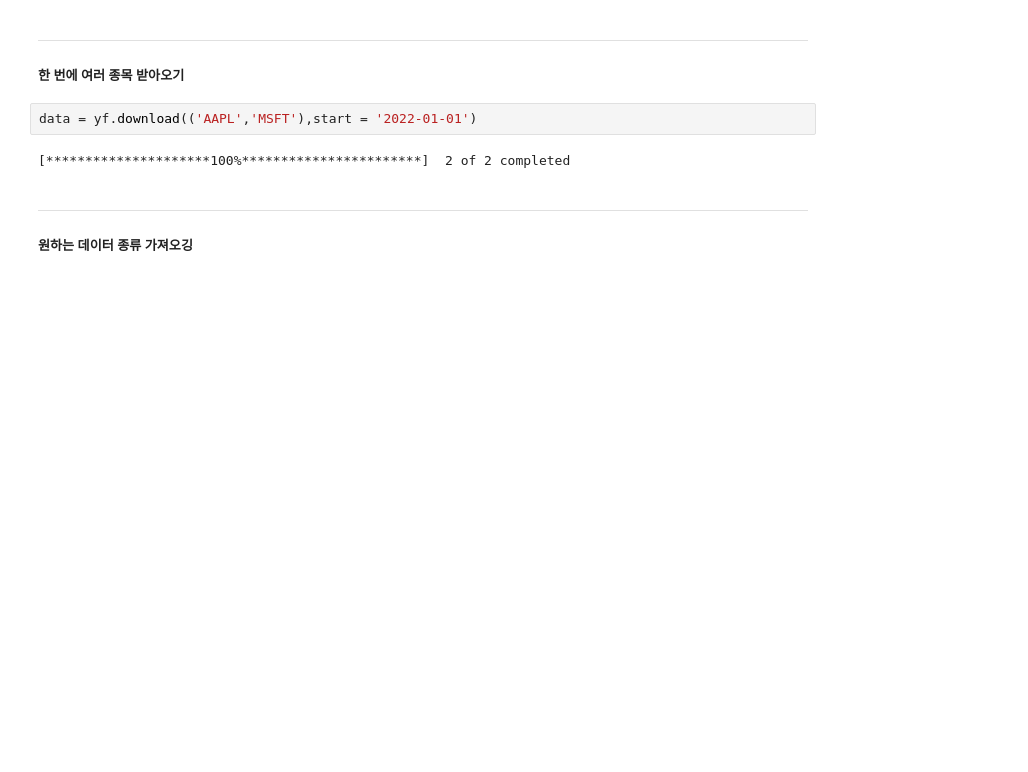
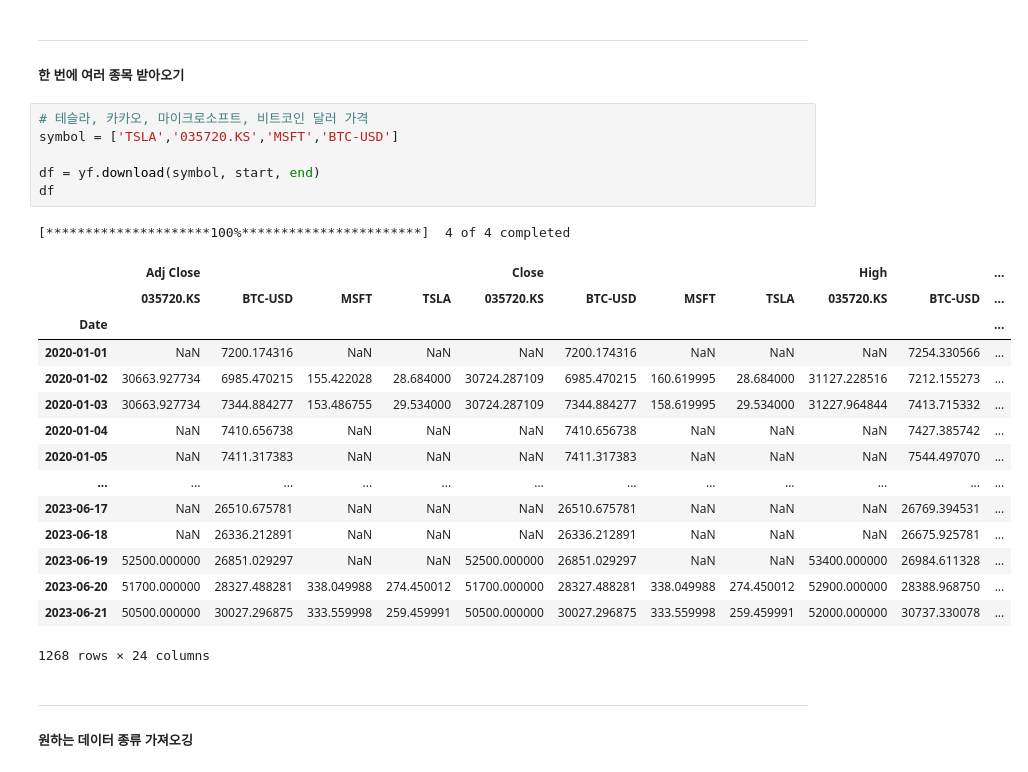
Before and after one commit to yeijeong/dl-dev, a Jupyter notebook: ssuyan/Yahoo_Finance/Yfinance.ipynb, the cells around one changed output. Saved outputs shown, nothing was run; the diff lists cells and outputs as text; blank space fills up the shorter version.

```diff
--- a/ssuyan/Yahoo_Finance/Yfinance.ipynb
+++ b/ssuyan/Yahoo_Finance/Yfinance.ipynb
@@ -27,10 +55,29 @@ yf.download('AAPL',start = '2022-01-01')
 # %% [markdown]
 ---
 ##### 한 번에 여러 종목 받아오기
-# %%
-data = yf.download(('AAPL','MSFT'),start = '2022-01-01')
-# %% [output]
-[*********************100%***********************]  2 of 2 completed
+# %%
+# 테슬라, 카카오, 마이크로소프트, 비트코인 달러 가격
+symbol = ['TSLA','035720.KS','MSFT','BTC-USD']
+
+df = yf.download(symbol, start, end)
+df
+# %% [output]
+[*********************100%***********************]  4 of 4 completed
+|  | Adj Close |  |  |  | Close |  |  |  | High |  | ... |
+|  | 035720.KS | BTC-USD | MSFT | TSLA | 035720.KS | BTC-USD | MSFT | TSLA | 035720.KS | BTC-USD | ... |
+| Date |  |  |  |  |  |  |  |  |  |  | ... |
+| 2020-01-01 | NaN | 7200.174316 | NaN | NaN | NaN | 7200.174316 | NaN | NaN | NaN | 7254.330566 | ... |
+| 2020-01-02 | 30663.927734 | 6985.470215 | 155.422028 | 28.684000 | 30724.287109 | 6985.470215 | 160.619995 | 28.684000 | 31127.228516 | 7212.155273 | ... |
+| 2020-01-03 | 30663.927734 | 7344.884277 | 153.486755 | 29.534000 | 30724.287109 | 7344.884277 | 158.619995 | 29.534000 | 31227.964844 | 7413.715332 | ... |
+| 2020-01-04 | NaN | 7410.656738 | NaN | NaN | NaN | 7410.656738 | NaN | NaN | NaN | 7427.385742 | ... |
+| 2020-01-05 | NaN | 7411.317383 | NaN | NaN | NaN | 7411.317383 | NaN | NaN | NaN | 7544.497070 | ... |
+| ... | ... | ... | ... | ... | ... | ... | ... | ... | ... | ... | ... |
+| 2023-06-17 | NaN | 26510.675781 | NaN | NaN | NaN | 26510.675781 | NaN | NaN | NaN | 26769.394531 | ... |
+| 2023-06-18 | NaN | 26336.212891 | NaN | NaN | NaN | 26336.212891 | NaN | NaN | NaN | 26675.925781 | ... |
+| 2023-06-19 | 52500.000000 | 26851.029297 | NaN | NaN | 52500.000000 | 26851.029297 | NaN | NaN | 53400.000000 | 26984.611328 | ... |
+| 2023-06-20 | 51700.000000 | 28327.488281 | 338.049988 | 274.450012 | 51700.000000 | 28327.488281 | 338.049988 | 274.450012 | 52900.000000 | 28388.968750 | ... |
+| 2023-06-21 | 50500.000000 | 30027.296875 | 333.559998 | 259.459991 | 50500.000000 | 30027.296875 | 333.559998 | 259.459991 | 52000.000000 | 30737.330078 | ... |
+1268 rows × 24 columns
 # %% [markdown]
 ---
 ##### 원하는 데이터 종류 가져오깅
```
Also changed, not shown: parts of 20 cells of this notebook, 1 other file.
